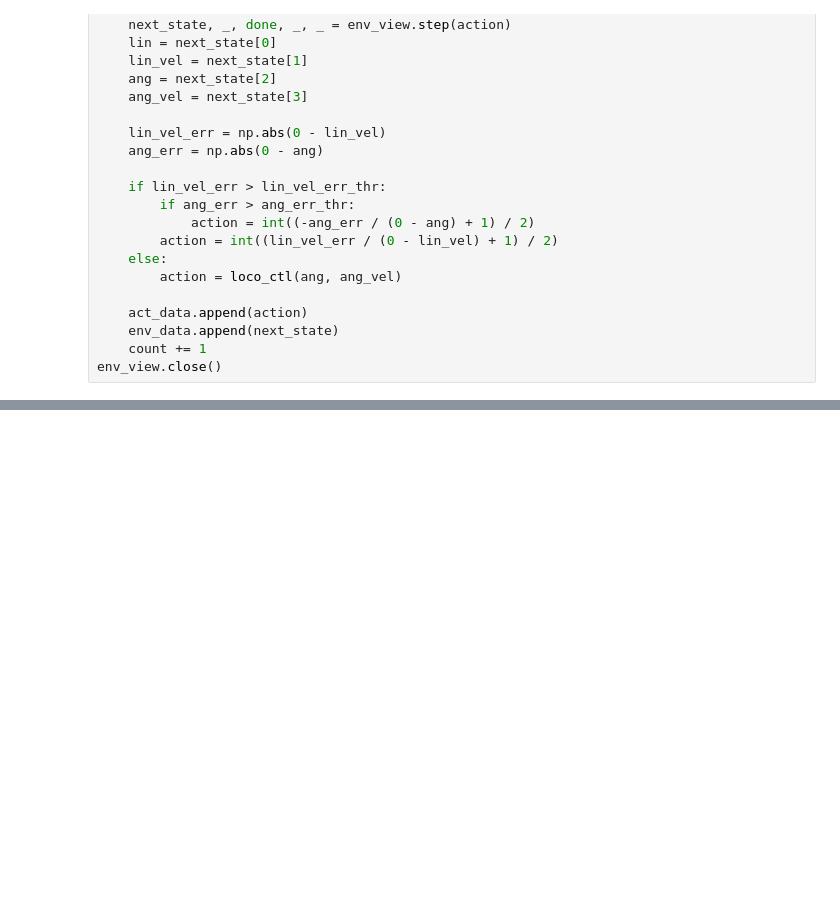
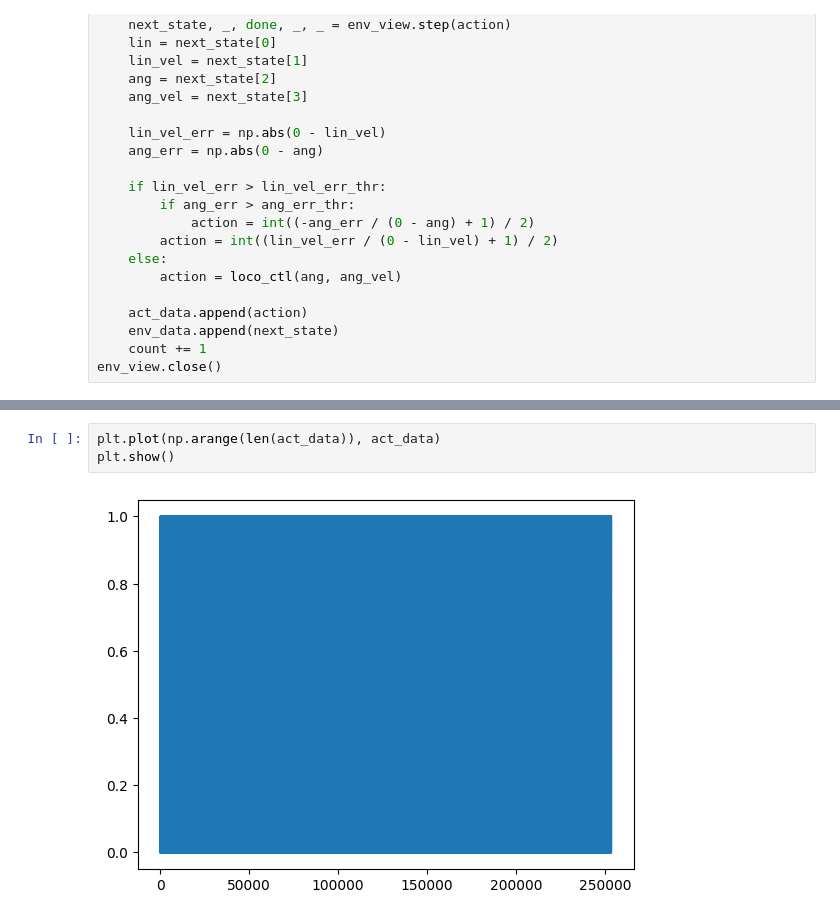
Before and after one commit to richard98hess444/rl-tutorial, a Jupyter notebook: cartpole/pid_control.ipynb, the cells around one changed output, grey strips where cells are left out. Cells and saved outputs as stored; diff of their text form; blank space fills up the shorter version.

```diff
--- a/cartpole/pid_control.ipynb
+++ b/cartpole/pid_control.ipynb
@@ -115,0 +146,5 @@ plt.show()
+# %%
+plt.plot(np.arange(len(act_data)), act_data)
+plt.show()
+# %% [output]
+[figure, added]
```
Also changed, not shown: parts of 4 cells of this notebook, 1 other file.
